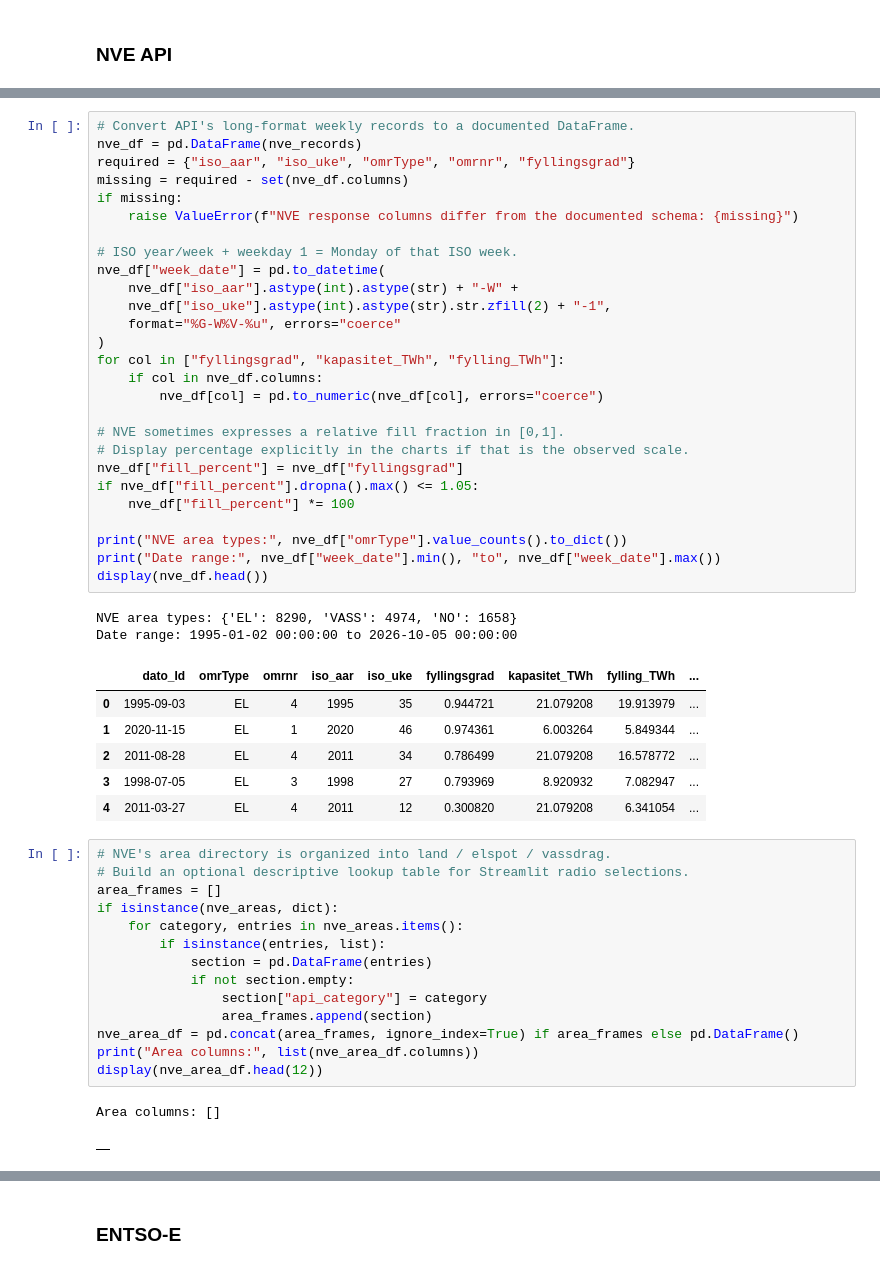
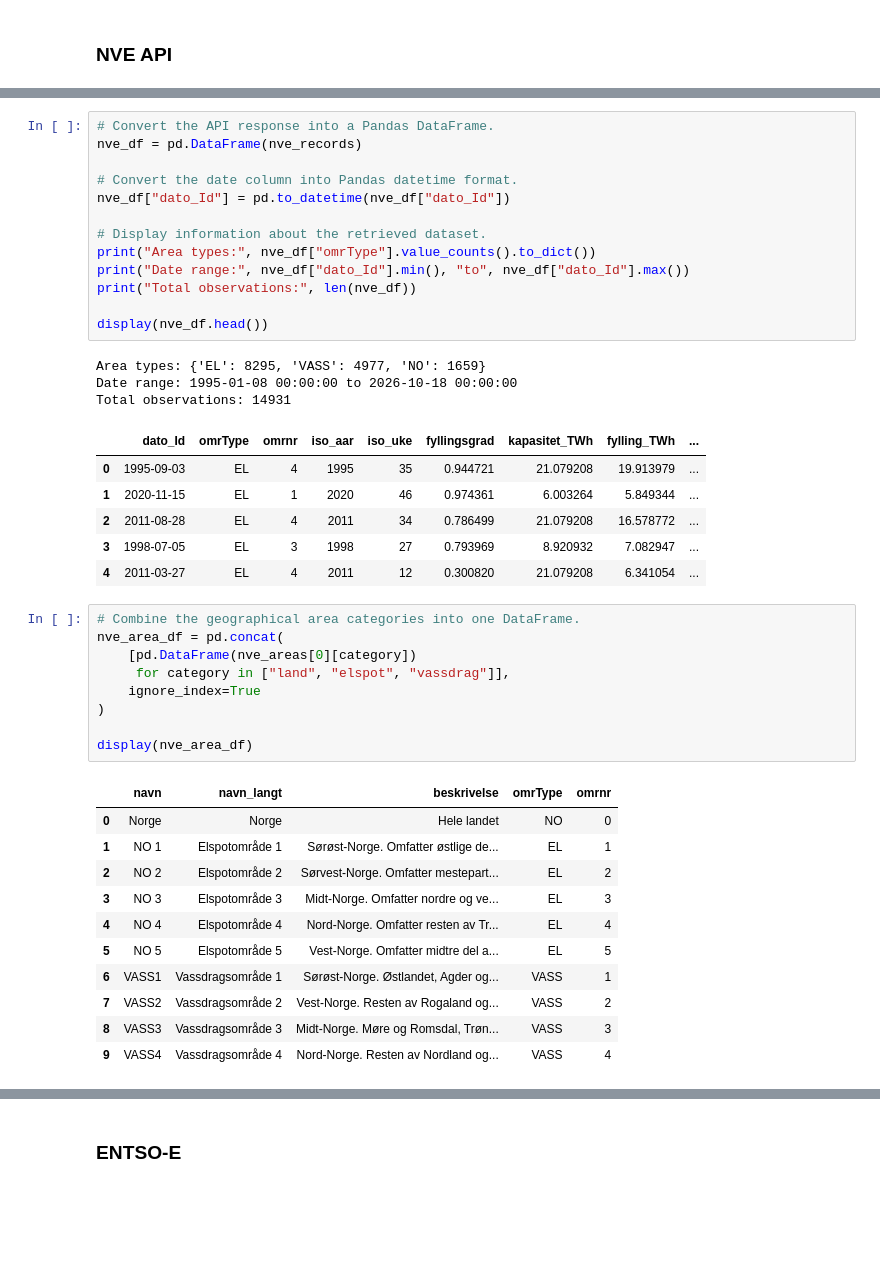
Before and after one commit to ptilrem/ptilrem-D2D-SLapp, a Jupyter notebook: notebook/assignment2.ipynb, the cells around one changed output, grey strips where cells are left out. Drawn from its saved outputs; the diff is of its cells as text; blank space fills up the shorter version.

```diff
--- a/notebook/assignment2.ipynb
+++ b/notebook/assignment2.ipynb
@@ -149,33 +211,20 @@ First record: {'dato_Id': '1995-09-03', 'omrType': 'EL', 'omrnr': 4, 'iso_aar':
 # %%
-# Convert API's long-format weekly records to a documented DataFrame.
+# Convert the API response into a Pandas DataFrame.
 nve_df = pd.DataFrame(nve_records)
-required = {"iso_aar", "iso_uke", "omrType", "omrnr", "fyllingsgrad"}
-missing = required - set(nve_df.columns)
-if missing:
-    raise ValueError(f"NVE response columns differ from the documented schema: {missing}")
 
-# ISO year/week + weekday 1 = Monday of that ISO week.
-nve_df["week_date"] = pd.to_datetime(
-    nve_df["iso_aar"].astype(int).astype(str) + "-W" +
-    nve_df["iso_uke"].astype(int).astype(str).str.zfill(2) + "-1",
-    format="%G-W%V-%u", errors="coerce"
-)
-for col in ["fyllingsgrad", "kapasitet_TWh", "fylling_TWh"]:
-    if col in nve_df.columns:
-        nve_df[col] = pd.to_numeric(nve_df[col], errors="coerce")
+# Convert the date column into Pandas datetime format.
+nve_df["dato_Id"] = pd.to_datetime(nve_df["dato_Id"])
 
-# NVE sometimes expresses a relative fill fraction in [0,1].
-# Display percentage explicitly in the charts if that is the observed scale.
-nve_df["fill_percent"] = nve_df["fyllingsgrad"]
-if nve_df["fill_percent"].dropna().max() <= 1.05:
-    nve_df["fill_percent"] *= 100
+# Display information about the retrieved dataset.
+print("Area types:", nve_df["omrType"].value_counts().to_dict())
+print("Date range:", nve_df["dato_Id"].min(), "to", nve_df["dato_Id"].max())
+print("Total observations:", len(nve_df))
 
-print("NVE area types:", nve_df["omrType"].value_counts().to_dict())
-print("Date range:", nve_df["week_date"].min(), "to", nve_df["week_date"].max())
 display(nve_df.head())
 # %% [output]
-NVE area types: {'EL': 8290, 'VASS': 4974, 'NO': 1658}
-Date range: 1995-01-02 00:00:00 to 2026-10-05 00:00:00
+Area types: {'EL': 8295, 'VASS': 4977, 'NO': 1659}
+Date range: 1995-01-08 00:00:00 to 2026-10-18 00:00:00
+Total observations: 14931
 |  | dato_Id | omrType | omrnr | iso_aar | iso_uke | fyllingsgrad | kapasitet_TWh | fylling_TWh | ... |
 | 0 | 1995-09-03 | EL | 4 | 1995 | 35 | 0.944721 | 21.079208 | 19.913979 | ... |
 | 1 | 2020-11-15 | EL | 1 | 2020 | 46 | 0.974361 | 6.003264 | 5.849344 | ... |
@@ -183,20 +232,24 @@ Date range: 1995-01-02 00:00:00 to 2026-10-05 00:00:00
 | 3 | 1998-07-05 | EL | 3 | 1998 | 27 | 0.793969 | 8.920932 | 7.082947 | ... |
 | 4 | 2011-03-27 | EL | 4 | 2011 | 12 | 0.300820 | 21.079208 | 6.341054 | ... |
 # %%
-# NVE's area directory is organized into land / elspot / vassdrag.
-# Build an optional descriptive lookup table for Streamlit radio selections.
-area_frames = []
-if isinstance(nve_areas, dict):
-    for category, entries in nve_areas.items():
-        if isinstance(entries, list):
-            section = pd.DataFrame(entries)
-            if not section.empty:
-                section["api_category"] = category
-                area_frames.append(section)
-nve_area_df = pd.concat(area_frames, ignore_index=True) if area_frames else pd.DataFrame()
-print("Area columns:", list(nve_area_df.columns))
-display(nve_area_df.head(12))
+# Combine the geographical area categories into one DataFrame.
+nve_area_df = pd.concat(
+    [pd.DataFrame(nve_areas[0][category])
+     for category in ["land", "elspot", "vassdrag"]],
+    ignore_index=True
+)
+
+display(nve_area_df)
 # %% [output]
-Area columns: []
-|  |
+|  | navn | navn_langt | beskrivelse | omrType | omrnr |
+| 0 | Norge | Norge | Hele landet | NO | 0 |
+| 1 | NO 1 | Elspotområde 1 | Sørøst-Norge. Omfatter østlige de... | EL | 1 |
+| 2 | NO 2 | Elspotområde 2 | Sørvest-Norge. Omfatter mestepart... | EL | 2 |
+| 3 | NO 3 | Elspotområde 3 | Midt-Norge. Omfatter nordre og ve... | EL | 3 |
+| 4 | NO 4 | Elspotområde 4 | Nord-Norge. Omfatter resten av Tr... | EL | 4 |
+| 5 | NO 5 | Elspotområde 5 | Vest-Norge. Omfatter midtre del a... | EL | 5 |
+| 6 | VASS1 | Vassdragsområde 1 | Sørøst-Norge. Østlandet, Agder og... | VASS | 1 |
+| 7 | VASS2 | Vassdragsområde 2 | Vest-Norge. Resten av Rogaland og... | VASS | 2 |
+| 8 | VASS3 | Vassdragsområde 3 | Midt-Norge. Møre og Romsdal, Trøn... | VASS | 3 |
+| 9 | VASS4 | Vassdragsområde 4 | Nord-Norge. Resten av Nordland og... | VASS | 4 |
 # %%
```
Also changed, not shown: parts of 9 cells of this notebook.
